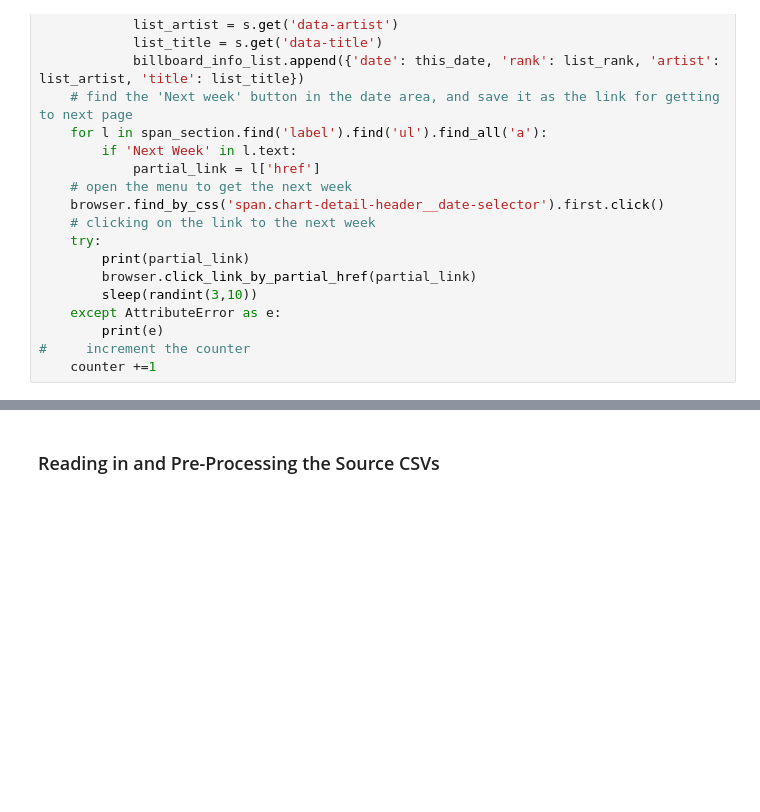
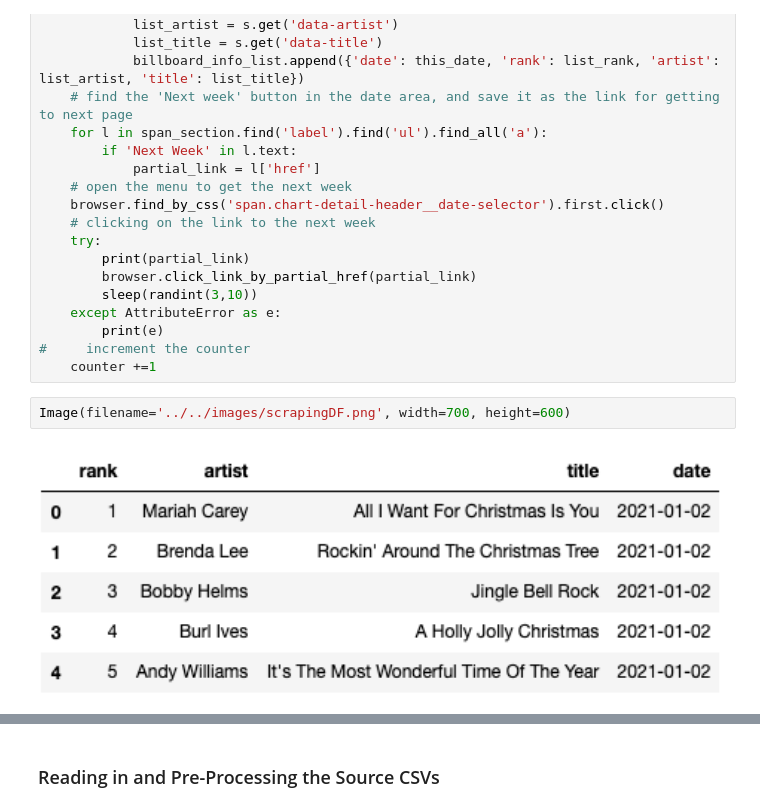
Before and after one commit to reccleston/song-predictions, a Jupyter notebook: ryan/data/presentationNotebook.ipynb, the cells around one changed output, grey strips where cells are left out. Cells and saved outputs as stored; diff of their text form; blank space fills up the shorter version.

```diff
--- a/ryan/data/presentationNotebook.ipynb
+++ b/ryan/data/presentationNotebook.ipynb
@@ -57,6 +54,10 @@ for counter in range(0, 18):
         print(e)
 #     increment the counter
     counter +=1
+# %%
+Image(filename='../../images/scrapingDF.png', width=700, height=600)
+# %% [output]
+[figure, added]
 # %% [markdown]
 ![scraping results](../../images/scrapingDF.png)
 # %% [markdown]
```
Also changed, not shown: parts of 15 cells of this notebook, 12 other files.
